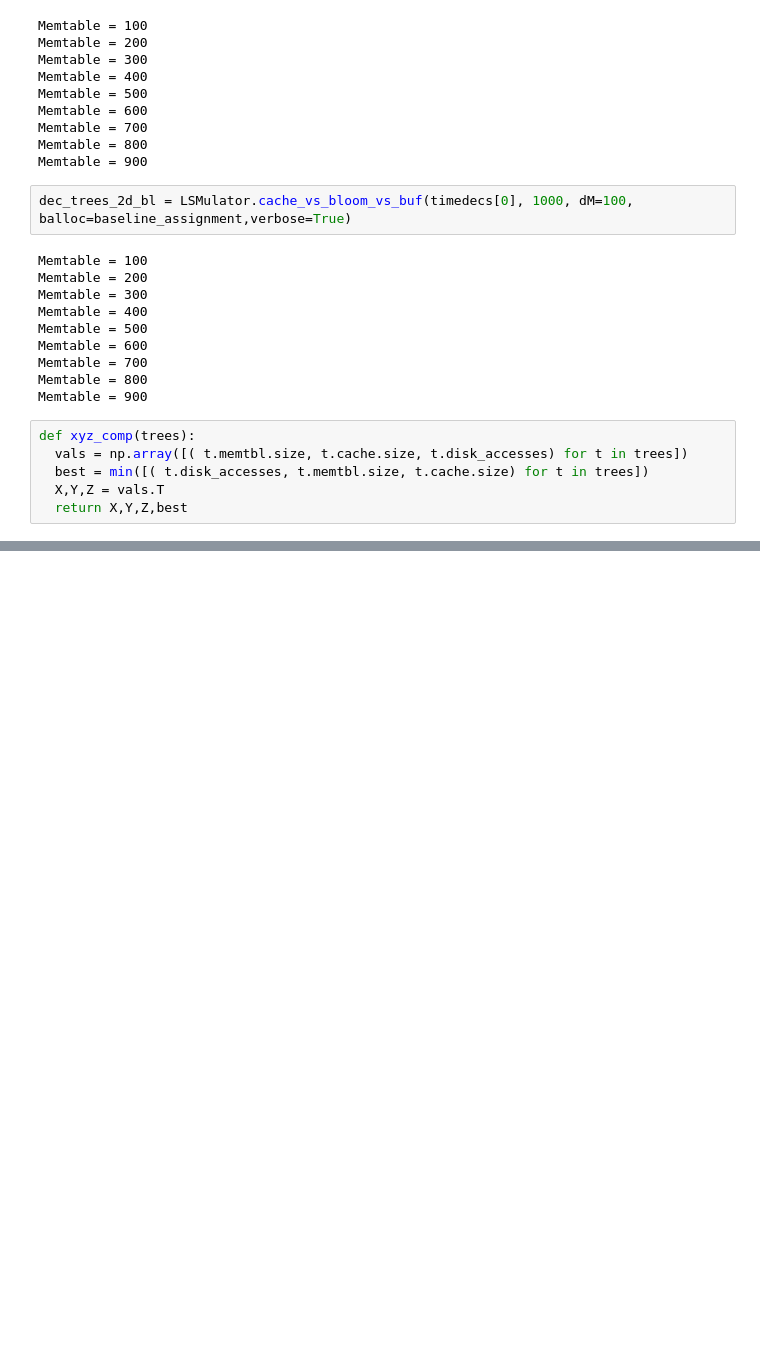
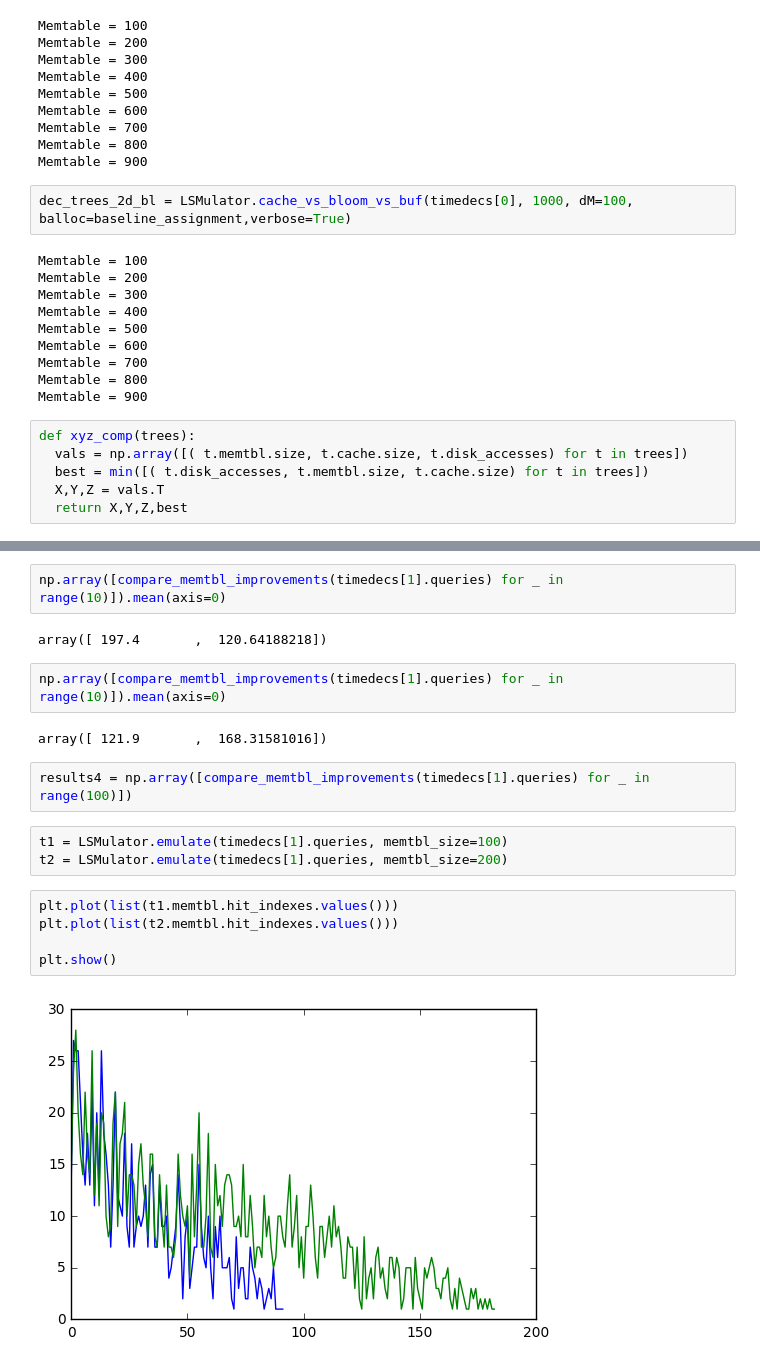
Before and after one commit to asross/cs265, a Jupyter notebook: simulations/lsoptimizer.ipynb, the cells around one changed output, grey strips where cells are left out. Cells and saved outputs as stored; diff of their text form; blank space fills up the shorter version.

```diff
--- a/simulations/lsoptimizer.ipynb
+++ b/simulations/lsoptimizer.ipynb
@@ -185,0 +236,20 @@ plt.show()
+# %%
+np.array([compare_memtbl_improvements(timedecs[1].queries) for _ in range(10)]).mean(axis=0)
+# %% [output]
+array([ 197.4       ,  120.64188218])
+# %%
+np.array([compare_memtbl_improvements(timedecs[1].queries) for _ in range(10)]).mean(axis=0)
+# %% [output]
+array([ 121.9       ,  168.31581016])
+# %%
+results4 = np.array([compare_memtbl_improvements(timedecs[1].queries) for _ in range(100)])
+# %%
+t1 = LSMulator.emulate(timedecs[1].queries, memtbl_size=100)
+t2 = LSMulator.emulate(timedecs[1].queries, memtbl_size=200)
+# %%
+plt.plot(list(t1.memtbl.hit_indexes.values()))
+plt.plot(list(t2.memtbl.hit_indexes.values()))
+
+plt.show()
+# %% [output]
+[figure, added]
```
Also changed, not shown: parts of 11 cells of this notebook, 2 other files.
